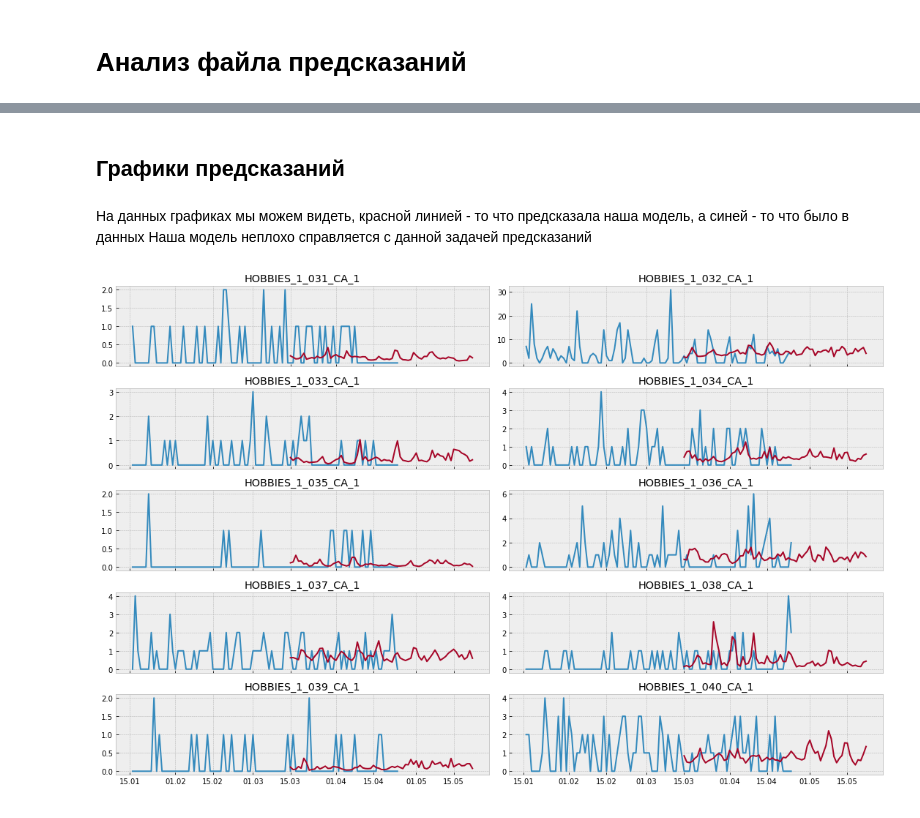
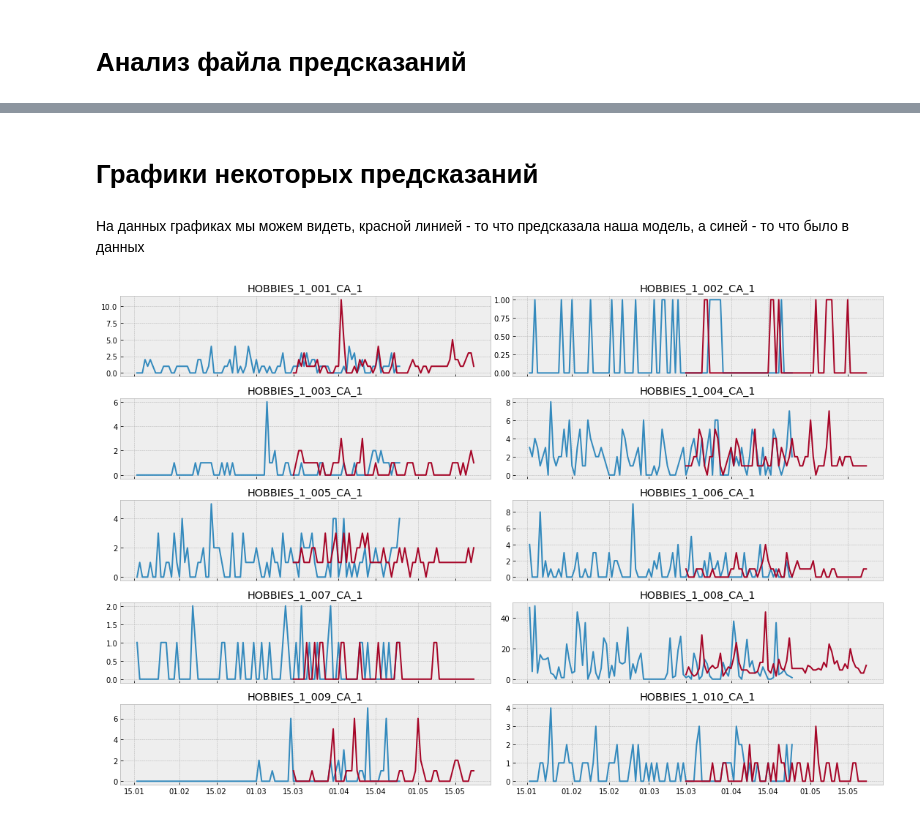
Before and after one commit to spannenberger/Walmart-notebook, a Jupyter notebook: WALMART.ipynb, the cells around one changed output, grey strips where cells are left out. Saved outputs shown, nothing was run; the diff lists cells and outputs as text; code cells hidden in the pictures.

```diff
--- a/WALMART.ipynb
+++ b/WALMART.ipynb
@@ -105,0 +99,4 @@ cal[['d','date','event_name_1','event_name_2',
+# %%
+# cal[cal['event_name_2'] != np.NaN]
+cal[['event_name_1','event_name_2','event_type_1','event_type_2']] = cal[['event_name_1','event_name_2',
+     'event_type_1','event_type_2']].astype(str)
@@ -600,22 +652,21 @@ sub.columns = columns.values
 # %% [markdown]
-## Графики предсказаний
+# Графики некоторых предсказаний
 # %% [markdown]
 На данных графиках мы можем видеть, красной линией - то что предсказала наша модель, а синей - то что было в данных
-Наша модель неплохо справляется с данной задачей предсказаний
 # %%
 fig, axes = plt.subplots(5, 2, figsize=(15, 10), sharex=True)
 axes = axes.flatten()
 
 ax_idx = 0
-for s in past_sales.columns[30:]:
+for s in past_sales.columns[0:]:
     item = "_".join(s.split('_')[:-1])
     axes[ax_idx].set_title(item)
     axes[ax_idx].xaxis.set_major_formatter(mdates.DateFormatter('%d.%m'))
-    axes[ax_idx].plot(past_sales.index[-100:],past_sales[f"{item}_validation"][-100:],sub.index,sub[f"{item}_evaluation"])
+    axes[ax_idx].plot(past_sales.index[-100:],past_sales[f"{item}_validation"][-100:],sub.index,sub[f"{item}_evaluation"].round())
     ax_idx += 1
     if ax_idx == 10:
         break
 plt.tight_layout()
 plt.show()
 # %% [output]
-[figure, old version]
+[figure, new version]
```
Also changed, not shown: parts of 53 cells of this notebook.
